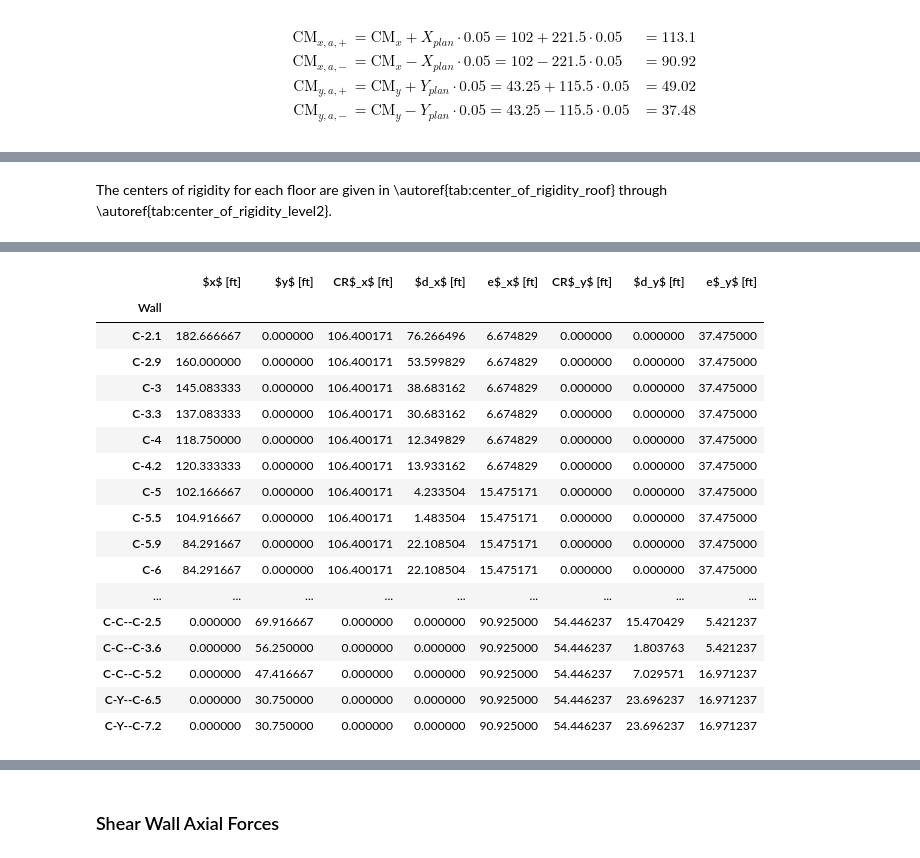
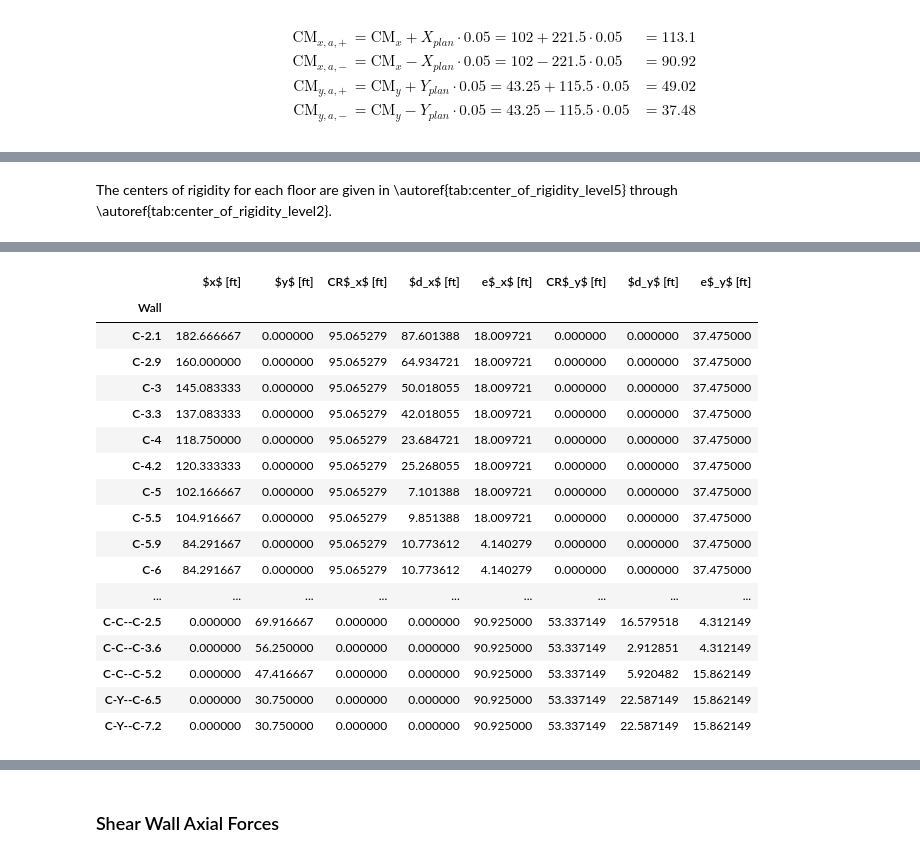
Before and after one commit to kpff-andy-sazima/Beaverton-Creek, a Jupyter notebook: building_c_seismic.ipynb, the cells around one changed output, grey strips where cells are left out. Cells and saved outputs as stored; diff of their text form; code cells hidden in the pictures.

```diff
--- a/building_c_seismic.ipynb
+++ b/building_c_seismic.ipynb
@@ -774,8 +778,9 @@ t_w__C7 = (l_C59__C7 / 2) + (l_C7__C81 / 2)
 t_w__C81 = (l_C7__C81 / 2) + (l_C81__C83 / 2)
 t_w__C83 = (l_C81__C83 / 2) + l_C83__C9
 
-t_w__C6 = (l_C6__C73 / 2) + 0  # placeholder for angled area that will be manualled added
-t_w__C73 = (l_C6__C73 / 2) + (l_C73__C8 / 2)
+t_w__C6 = (l_C6__C7 / 2) + 0  # placeholder for angled area that will be manualled added
+t_w__C7__1 = (l_C6__C7 / 2) + (l_C7__C73 / 2)
+t_w__C73 = (l_C7__C73 / 2) + (l_C73__C8 / 2)
 t_w__C8 = (l_C73__C8 / 2) + l_C8__C9 - 7  # 7 foot jog
 
 t_l__C21 = float(d_trib_ns)
@@ -1160,15 +1176,15 @@ wall_tributary = {
     "C-Y--C-7.2": {"trib_width": float(t_w__CY), "trib_depth": t_l__CY__3, "wall_length": l_CY__3},
 }
 
-flexible_ew["wall length"] = flexible_ew.index.get_level_values("Wall").map(
-    {key: value["wall_length"] for key, value in wall_tributary.items()}
-)
-flexible_ew["tributary width"] = flexible_ew.index.get_level_values("Wall").map(
-    {key: value["trib_width"] for key, value in wall_tributary.items()}
-)
-flexible_ew["tributary depth"] = flexible_ew.index.get_level_values("Wall").map(
-    {key: value["trib_depth"] for key, value in wall_tributary.items()}
-)
+flexible_ew["wall length"] = flexible_ew.index.get_level_values("Wall").map({
+    key: value["wall_length"] for key, value in wall_tributary.items()
+})
+flexible_ew["tributary width"] = flexible_ew.index.get_level_values("Wall").map({
+    key: value["trib_width"] for key, value in wall_tributary.items()
+})
+flexible_ew["tributary depth"] = flexible_ew.index.get_level_values("Wall").map({
+    key: value["trib_depth"] for key, value in wall_tributary.items()
+})
 flexible_ew["tributary area"] = flexible_ew["tributary depth"] * flexible_ew["tributary width"]
 
 # Fix trib area of certain walls on all levels
@@ -1829,7 +1865,8 @@ wall_rigidity_loc = {
     "C-5.5": {"x": fi(104, 11), "y": 0},
     "C-5.9": {"x": l_C59__C7 + l_C7__C83 + l_C83__C9, "y": 0},
     "C-6": {"x": l_C6__C7 + l_C7__C8 + l_C8__C9, "y": 0},
-    "C-7": {"x": l_C7__C8 + l_C8__C9, "y": 0},
+    "C-7--C-W": {"x": l_C7__C8 + l_C8__C9, "y": 0},
+    "C-7--C-Y": {"x": l_C7__C8 + l_C8__C9, "y": 0},
     "C-7.3": {"x": l_C73__C8 + l_C8__C9, "y": 0},
     # "C-8--C-W": {"x": l_C8__C9, "y": 0},
     "C-8--C-W.6": {"x": l_C8__C9, "y": 0},
@@ -1878,8 +1915,8 @@ rigid["dx"] = abs(rigid["x"] - rigid["CRx"])
 rigid["dy"] = abs(rigid["y"] - rigid["CRy"])
 
 # Torque
-rigid["torque x"] = rigid["total level cumulative shear"] * rigid["ex"]
-rigid["torque y"] = rigid["total level cumulative shear"] * rigid["ey"]
+rigid["torque x"] = rigid["total level cumulative shear"] * rigid["ey"]
+rigid["torque y"] = rigid["total level cumulative shear"] * rigid["ex"]
 
 # Polar moment of inertia
 rigid["Jx wall"] = rigid["relative wall stiffness"] * rigid["dx"] ** 2
@@ -1893,7 +1930,7 @@ rigid["torsional shear force"] = np.where(
 )
 rigid["shear force demand"] = rigid["torsional shear force"] + rigid["direct shear force"]
 # %% [markdown]
-The centers of rigidity for each floor are given in \autoref{tab:center_of_rigidity_roof} through \autoref{tab:center_of_rigidity_level2}.
+The centers of rigidity for each floor are given in \autoref{tab:center_of_rigidity_level5} through \autoref{tab:center_of_rigidity_level2}.
 # %%
 column_name_map = {
     "x": "$x$ [ft]",
@@ -1909,6 +1946,7 @@ display_table(
     dataframe=rigid,
     column_names_filter_and_map=column_name_map,
     levels="Level 5",
+    position="H",
     position_float="centering",
     formatter_functions=[lambda value: sig_figs(value, sig_figs=4)],
     caption="Center of Rigidity - Level 5",
@@ -1918,6 +1956,7 @@ display_table(
     dataframe=rigid,
     column_names_filter_and_map=column_name_map,
     levels="Level 4",
+    position="H",
     position_float="centering",
     formatter_functions=[lambda value: sig_figs(value, sig_figs=4)],
     caption="Center of Rigidity - Level 4",
@@ -1927,6 +1966,7 @@ display_table(
     dataframe=rigid,
     column_names_filter_and_map=column_name_map,
     levels="Level 3",
+    position="H",
     position_float="centering",
     formatter_functions=[lambda value: sig_figs(value, sig_figs=4)],
     caption="Center of Rigidity - Level 3",
@@ -1936,6 +1976,7 @@ display_table(
     dataframe=rigid,
     column_names_filter_and_map=column_name_map,
     levels="Level 2",
+    position="H",
     position_float="centering",
     formatter_functions=[lambda value: sig_figs(value, sig_figs=4)],
     caption="Center of Rigidity - Level 2",
@@ -1945,6 +1986,7 @@ display_table(
     dataframe=rigid,
     column_names_filter_and_map=column_name_map,
     levels="Level 1",
+    position="H",
     position_float="centering",
     formatter_functions=[lambda value: sig_figs(value, sig_figs=4)],
     caption="Center of Rigidity - Level 1",
@@ -1984,26 +2026,26 @@ display_table(
 | ... | ... | ... | ... | ... | ... | ... | ... | ... |
 | C-C--C-2.5 | 0.000000 | 69.916667 | 0.000000 | 0.000000 | 90.925000 | 53.326552 | 16.590115 | 4.301552 |
 | C-C--C-3.6 | 0.000000 | 56.250000 | 0.000000 | 0.000000 | 90.925000 | 53.326552 | 2.923448 | 4.301552 |
 | C-C--C-5.2 | 0.000000 | 47.416667 | 0.000000 | 0.000000 | 90.925000 | 53.326552 | 5.909885 | 15.851552 |
 | C-Y--C-6.5 | 0.000000 | 30.750000 | 0.000000 | 0.000000 | 90.925000 | 53.326552 | 22.576552 | 15.851552 |
 | C-Y--C-7.2 | 0.000000 | 30.750000 | 0.000000 | 0.000000 | 90.925000 | 53.326552 | 22.576552 | 15.851552 |
 |  | $x$ [ft] | $y$ [ft] | CR$_x$ [ft] | $d_x$ [ft] | e$_x$ [ft] | CR$_y$ [ft] | $d_y$ [ft] | e$_y$ [ft] |
 | Wall |  |  |  |  |  |  |  |  |
-| C-2.1 | 182.666667 | 0.000000 | 106.400171 | 76.266496 | 6.674829 | 0.000000 | 0.000000 | 37.475000 |
-| C-2.9 | 160.000000 | 0.000000 | 106.400171 | 53.599829 | 6.674829 | 0.000000 | 0.000000 | 37.475000 |
-| C-3 | 145.083333 | 0.000000 | 106.400171 | 38.683162 | 6.674829 | 0.000000 | 0.000000 | 37.475000 |
-| C-3.3 | 137.083333 | 0.000000 | 106.400171 | 30.683162 | 6.674829 | 0.000000 | 0.000000 | 37.475000 |
-| C-4 | 118.750000 | 0.000000 | 106.400171 | 12.349829 | 6.674829 | 0.000000 | 0.000000 | 37.475000 |
-| C-4.2 | 120.333333 | 0.000000 | 106.400171 | 13.933162 | 6.674829 | 0.000000 | 0.000000 | 37.475000 |
-| C-5 | 102.166667 | 0.000000 | 106.400171 | 4.233504 | 15.475171 | 0.000000 | 0.000000 | 37.475000 |
-| C-5.5 | 104.916667 | 0.000000 | 106.400171 | 1.483504 | 15.475171 | 0.000000 | 0.000000 | 37.475000 |
-| C-5.9 | 84.291667 | 0.000000 | 106.400171 | 22.108504 | 15.475171 | 0.000000 | 0.000000 | 37.475000 |
-| C-6 | 84.291667 | 0.000000 | 106.400171 | 22.108504 | 15.475171 | 0.000000 | 0.000000 | 37.475000 |
+| C-2.1 | 182.666667 | 0.000000 | 95.065279 | 87.601388 | 18.009721 | 0.000000 | 0.000000 | 37.475000 |
+| C-2.9 | 160.000000 | 0.000000 | 95.065279 | 64.934721 | 18.009721 | 0.000000 | 0.000000 | 37.475000 |
+| C-3 | 145.083333 | 0.000000 | 95.065279 | 50.018055 | 18.009721 | 0.000000 | 0.000000 | 37.475000 |
+| C-3.3 | 137.083333 | 0.000000 | 95.065279 | 42.018055 | 18.009721 | 0.000000 | 0.000000 | 37.475000 |
+| C-4 | 118.750000 | 0.000000 | 95.065279 | 23.684721 | 18.009721 | 0.000000 | 0.000000 | 37.475000 |
+| C-4.2 | 120.333333 | 0.000000 | 95.065279 | 25.268055 | 18.009721 | 0.000000 | 0.000000 | 37.475000 |
+| C-5 | 102.166667 | 0.000000 | 95.065279 | 7.101388 | 18.009721 | 0.000000 | 0.000000 | 37.475000 |
+| C-5.5 | 104.916667 | 0.000000 | 95.065279 | 9.851388 | 18.009721 | 0.000000 | 0.000000 | 37.475000 |
+| C-5.9 | 84.291667 | 0.000000 | 95.065279 | 10.773612 | 4.140279 | 0.000000 | 0.000000 | 37.475000 |
+| C-6 | 84.291667 | 0.000000 | 95.065279 | 10.773612 | 4.140279 | 0.000000 | 0.000000 | 37.475000 |
 | ... | ... | ... | ... | ... | ... | ... | ... | ... |
-| C-C--C-2.5 | 0.000000 | 69.916667 | 0.000000 | 0.000000 | 90.925000 | 54.446237 | 15.470429 | 5.421237 |
-| C-C--C-3.6 | 0.000000 | 56.250000 | 0.000000 | 0.000000 | 90.925000 | 54.446237 | 1.803763 | 5.421237 |
-| C-C--C-5.2 | 0.000000 | 47.416667 | 0.000000 | 0.000000 | 90.925000 | 54.446237 | 7.029571 | 16.971237 |
-| C-Y--C-6.5 | 0.000000 | 30.750000 | 0.000000 | 0.000000 | 90.925000 | 54.446237 | 23.696237 | 16.971237 |
-| C-Y--C-7.2 | 0.000000 | 30.750000 | 0.000000 | 0.000000 | 90.925000 | 54.446237 | 23.696237 | 16.971237 |
+| C-C--C-2.5 | 0.000000 | 69.916667 | 0.000000 | 0.000000 | 90.925000 | 53.337149 | 16.579518 | 4.312149 |
+| C-C--C-3.6 | 0.000000 | 56.250000 | 0.000000 | 0.000000 | 90.925000 | 53.337149 | 2.912851 | 4.312149 |
+| C-C--C-5.2 | 0.000000 | 47.416667 | 0.000000 | 0.000000 | 90.925000 | 53.337149 | 5.920482 | 15.862149 |
+| C-Y--C-6.5 | 0.000000 | 30.750000 | 0.000000 | 0.000000 | 90.925000 | 53.337149 | 22.587149 | 15.862149 |
+| C-Y--C-7.2 | 0.000000 | 30.750000 | 0.000000 | 0.000000 | 90.925000 | 53.337149 | 22.587149 | 15.862149 |
 |  | $x$ [ft] | $y$ [ft] | CR$_x$ [ft] | $d_x$ [ft] | e$_x$ [ft] | CR$_y$ [ft] | $d_y$ [ft] | e$_y$ [ft] |
 | Wall |  |  |  |  |  |  |  |  |
```
Also changed, not shown: parts of 25 cells of this notebook, 4 other files.
